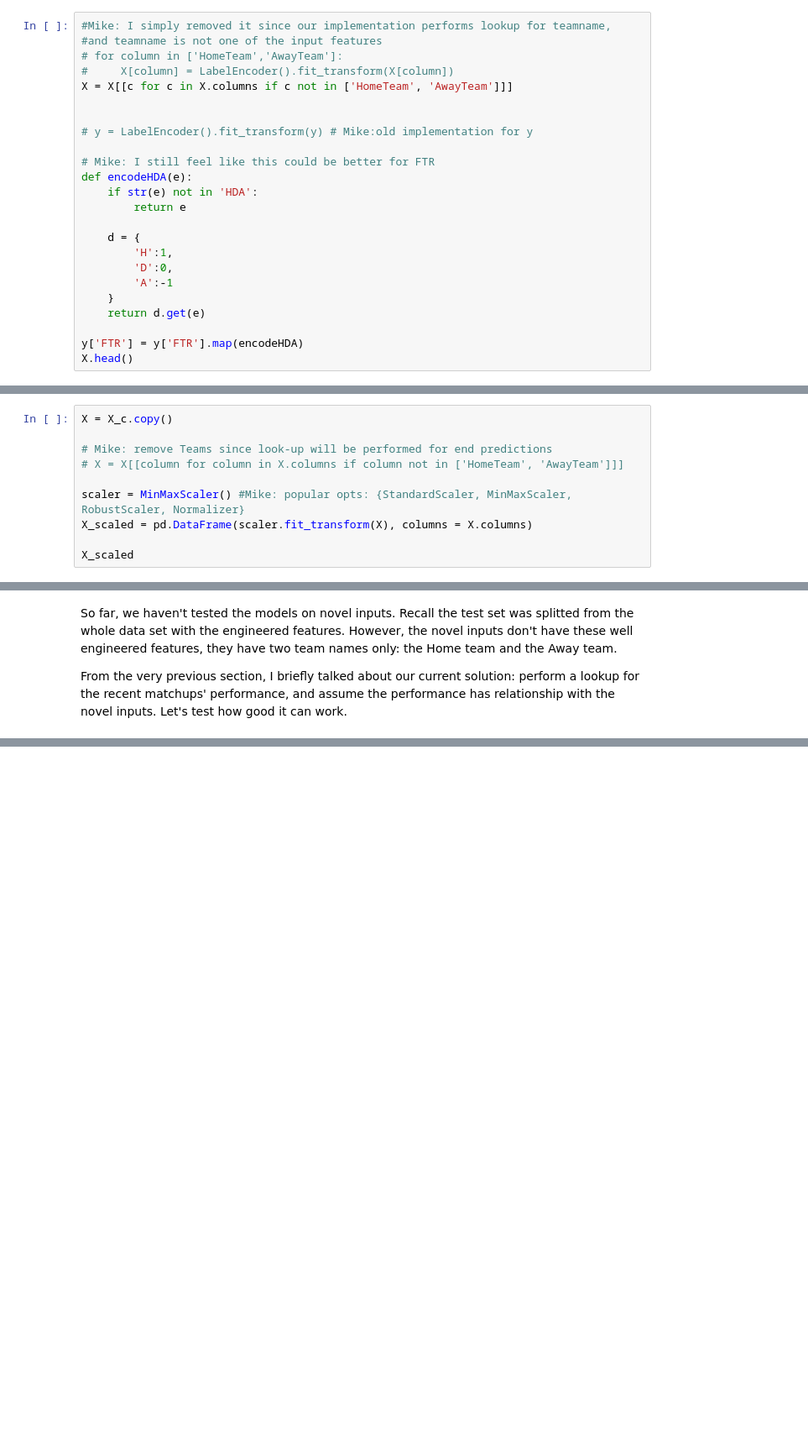
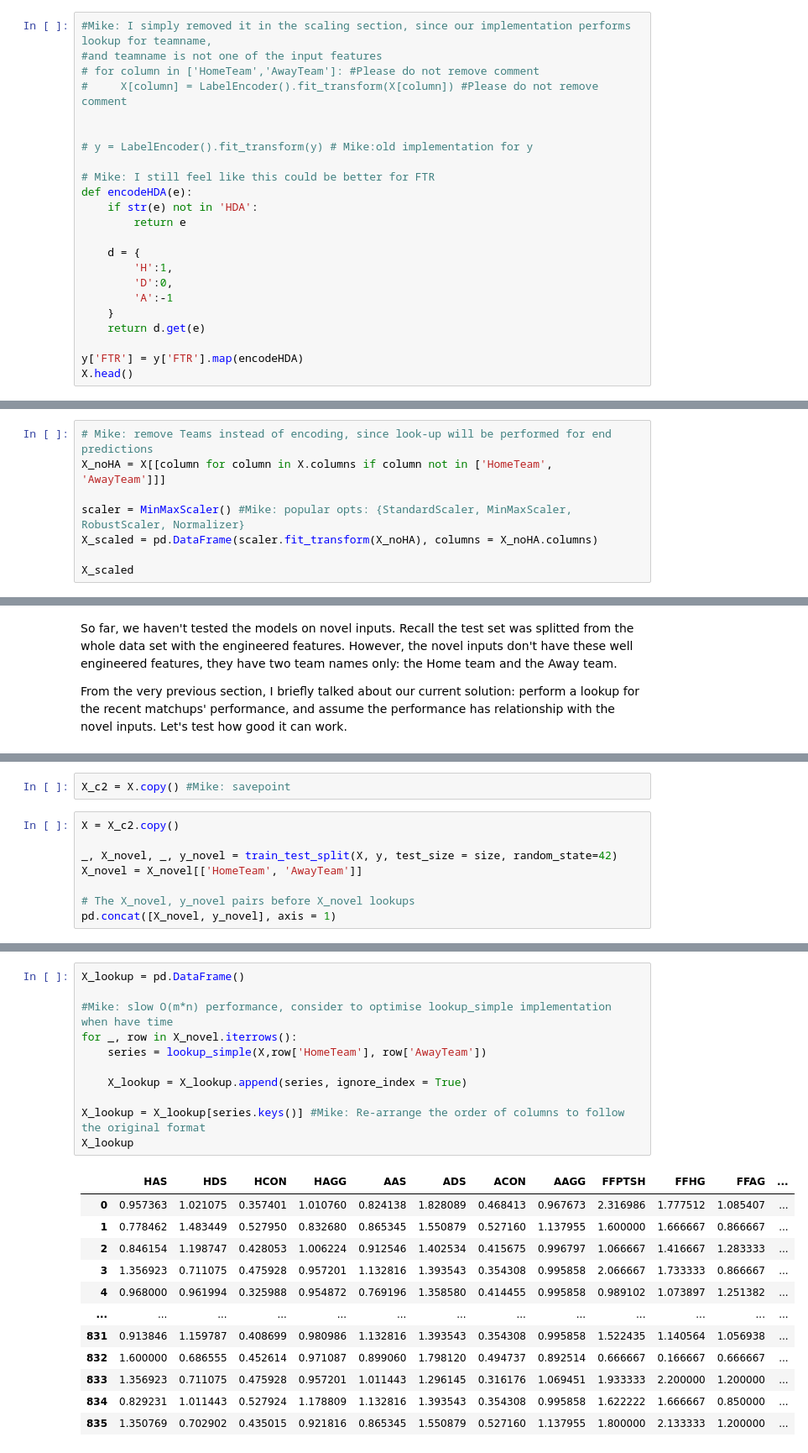
Before and after one commit to arundathi-shanthini/Beat-the-Bookie, a Jupyter notebook: Code/Beat The Bookie.ipynb, the cells around one changed output, grey strips where cells are left out. Shown at 84% size. Saved outputs shown, nothing was run; the diff lists cells and outputs as text; blank space fills up the shorter version.

```diff
--- a/Code/Beat The Bookie.ipynb
+++ b/Code/Beat The Bookie.ipynb
@@ -775,11 +724,10 @@ dtype: float64
 # %% [markdown]
 ### Label Encoding Categorical Columns
 # %%
-#Mike: I simply removed it since our implementation performs lookup for teamname,
+#Mike: I simply removed it in the scaling section, since our implementation performs lookup for teamname,
 #and teamname is not one of the input features
-# for column in ['HomeTeam','AwayTeam']:
-#     X[column] = LabelEncoder().fit_transform(X[column])
-X = X[[c for c in X.columns if c not in ['HomeTeam', 'AwayTeam']]]
+# for column in ['HomeTeam','AwayTeam']: #Please do not remove comment
+#     X[column] = LabelEncoder().fit_transform(X[column]) #Please do not remove comment
 
 
 # y = LabelEncoder().fit_transform(y) # Mike:old implementation for y
@@ -835,11 +781,9 @@ X_c = X.copy() #Mike: savepoint
 # %%
-X = X_c.copy()
-
-# Mike: remove Teams since look-up will be performed for end predictions
-# X = X[[column for column in X.columns if column not in ['HomeTeam', 'AwayTeam']]]
+# Mike: remove Teams instead of encoding, since look-up will be performed for end predictions
+X_noHA = X[[column for column in X.columns if column not in ['HomeTeam', 'AwayTeam']]]
 
 scaler = MinMaxScaler() #Mike: popular opts: {StandardScaler, MinMaxScaler, RobustScaler, Normalizer}
-X_scaled = pd.DataFrame(scaler.fit_transform(X), columns = X.columns)
+X_scaled = pd.DataFrame(scaler.fit_transform(X_noHA), columns = X_noHA.columns)
 
 X_scaled
 # %% [output]
@@ -1188,0 +1121,10 @@ X_train
+# %%
+X_c2 = X.copy() #Mike: savepoint
+# %%
+X = X_c2.copy()
+
+_, X_novel, _, y_novel = train_test_split(X, y, test_size = size, random_state=42)
+X_novel = X_novel[['HomeTeam', 'AwayTeam']]
+
+# The X_novel, y_novel pairs before X_novel lookups
+pd.concat([X_novel, y_novel], axis = 1)
@@ -1188,0 +1169,24 @@ X_train
+# %%
+X_lookup = pd.DataFrame()
+
+#Mike: slow O(m*n) performance, consider to optimise lookup_simple implementation when have time
+for _, row in X_novel.iterrows():
+    series = lookup_simple(X,row['HomeTeam'], row['AwayTeam'])
+
+    X_lookup = X_lookup.append(series, ignore_index = True)
+
+X_lookup = X_lookup[series.keys()] #Mike: Re-arrange the order of columns to follow the original format
+X_lookup
+# %% [output]
+|  | HAS | HDS | HCON | HAGG | AAS | ADS | ACON | AAGG | FFPTSH | FFHG | FFAG | ... |
+| 0 | 0.957363 | 1.021075 | 0.357401 | 1.010760 | 0.824138 | 1.828089 | 0.468413 | 0.967673 | 2.316986 | 1.777512 | 1.085407 | ... |
+| 1 | 0.778462 | 1.483449 | 0.527950 | 0.832680 | 0.865345 | 1.550879 | 0.527160 | 1.137955 | 1.600000 | 1.666667 | 0.866667 | ... |
+| 2 | 0.846154 | 1.198747 | 0.428053 | 1.006224 | 0.912546 | 1.402534 | 0.415675 | 0.996797 | 1.066667 | 1.416667 | 1.283333 | ... |
+| 3 | 1.356923 | 0.711075 | 0.475928 | 0.957201 | 1.132816 | 1.393543 | 0.354308 | 0.995858 | 2.066667 | 1.733333 | 0.866667 | ... |
+| 4 | 0.968000 | 0.961994 | 0.325988 | 0.954872 | 0.769196 | 1.358580 | 0.414455 | 0.995858 | 0.989102 | 1.073897 | 1.251382 | ... |
+| ... | ... | ... | ... | ... | ... | ... | ... | ... | ... | ... | ... | ... |
+| 831 | 0.913846 | 1.159787 | 0.408699 | 0.980986 | 1.132816 | 1.393543 | 0.354308 | 0.995858 | 1.522435 | 1.140564 | 1.056938 | ... |
+| 832 | 1.600000 | 0.686555 | 0.452614 | 0.971087 | 0.899060 | 1.798120 | 0.494737 | 0.892514 | 0.666667 | 0.166667 | 0.666667 | ... |
+| 833 | 1.356923 | 0.711075 | 0.475928 | 0.957201 | 1.011443 | 1.296145 | 0.316176 | 1.069451 | 1.933333 | 2.200000 | 1.200000 | ... |
+| 834 | 0.829231 | 1.011443 | 0.527924 | 1.178809 | 1.132816 | 1.393543 | 0.354308 | 0.995858 | 1.622222 | 1.666667 | 0.850000 | ... |
+| 835 | 1.350769 | 0.702902 | 0.435015 | 0.921816 | 0.865345 | 1.550879 | 0.527160 | 1.137955 | 1.800000 | 2.133333 | 1.200000 | ... |
```
Also changed, not shown: parts of 24 cells of this notebook.
